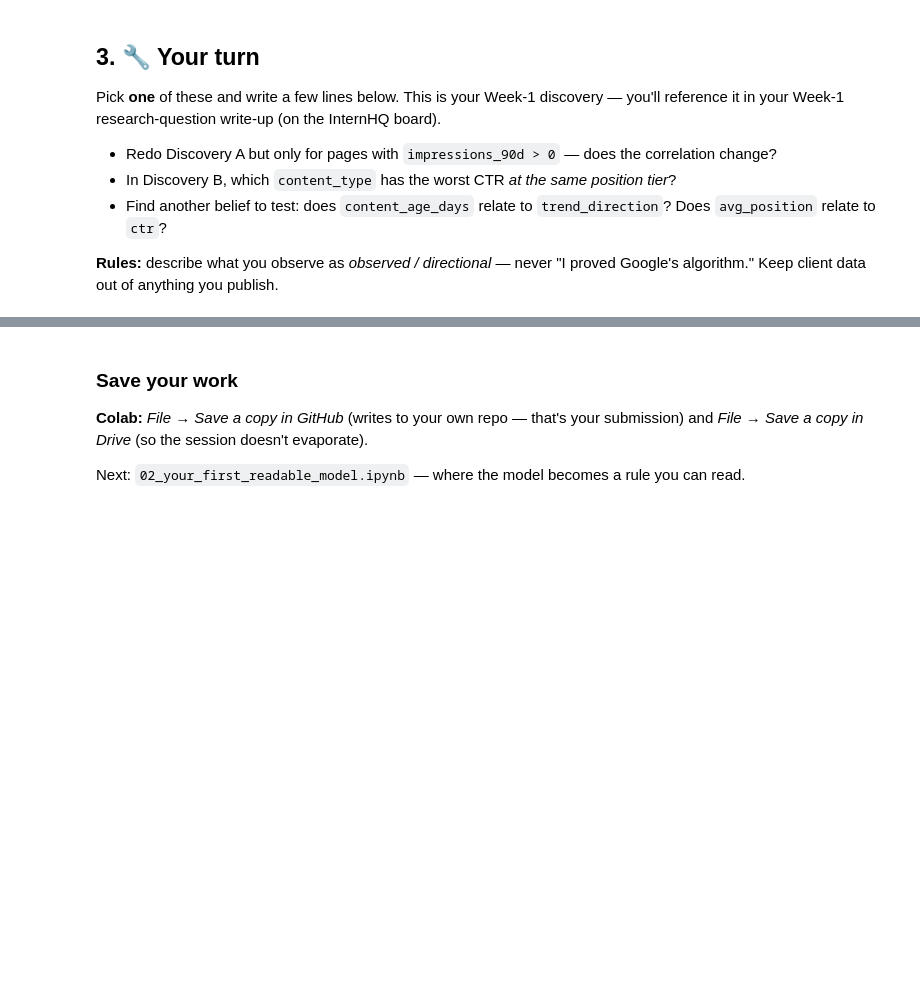
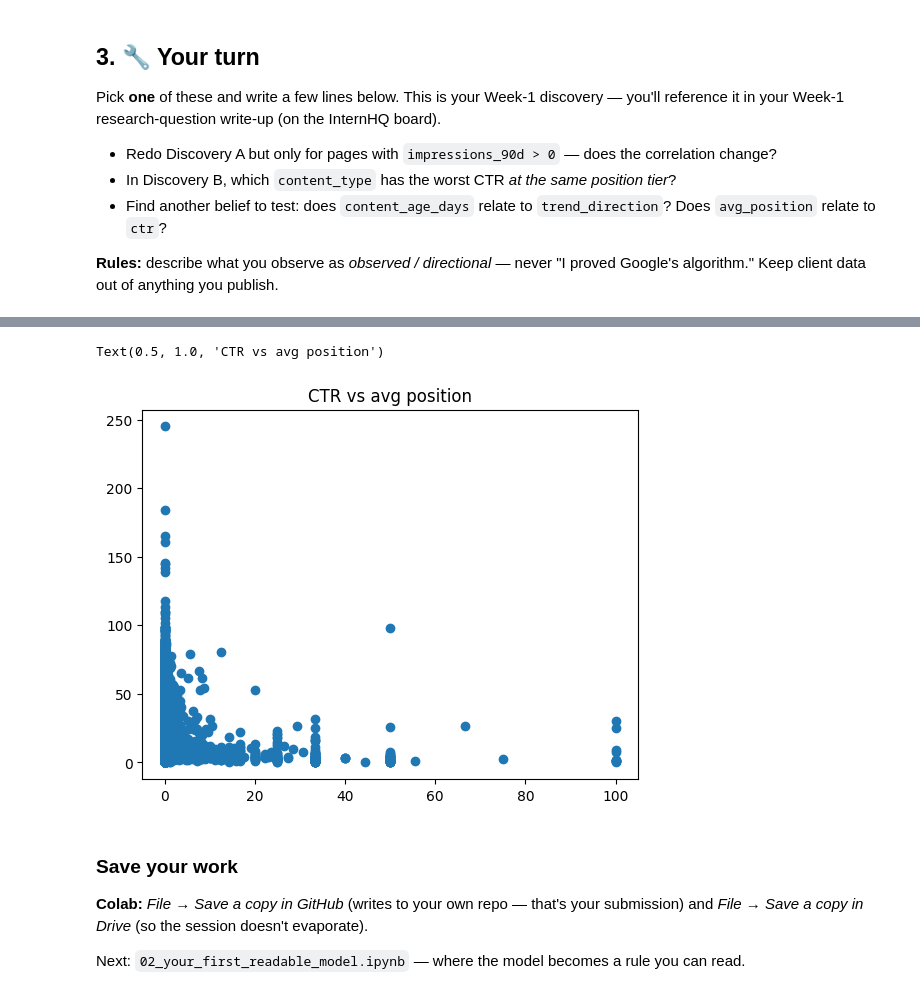
Before and after one commit to ChristianGaleno/flyrank-internship-starter, a Jupyter notebook: notebooks/01_first_look_and_discovery.ipynb, the cells around one changed output, grey strips where cells are left out. Saved outputs shown, nothing was run; the diff lists cells and outputs as text; code cells hidden in the pictures; blank space fills up the shorter version.

```diff
--- a/notebooks/01_first_look_and_discovery.ipynb
+++ b/notebooks/01_first_look_and_discovery.ipynb
@@ -156,3 +184,9 @@ Pick **one** of these and write a few lines below. This is your Week-1 discovery
+# %%
+plt.scatter(x="ctr", y="avg_position", data=subset)
+plt.title("CTR vs avg position")
+# %% [output]
+Text(0.5, 1.0, 'CTR vs avg position')
+[figure, added]
 # %% [markdown]
 ### Save your work
 **Colab:** *File → Save a copy in GitHub* (writes to your own repo — that's your submission) and *File → Save a copy in Drive* (so the session doesn't evaporate).
```
Also changed, not shown: parts of 5 cells of this notebook.
